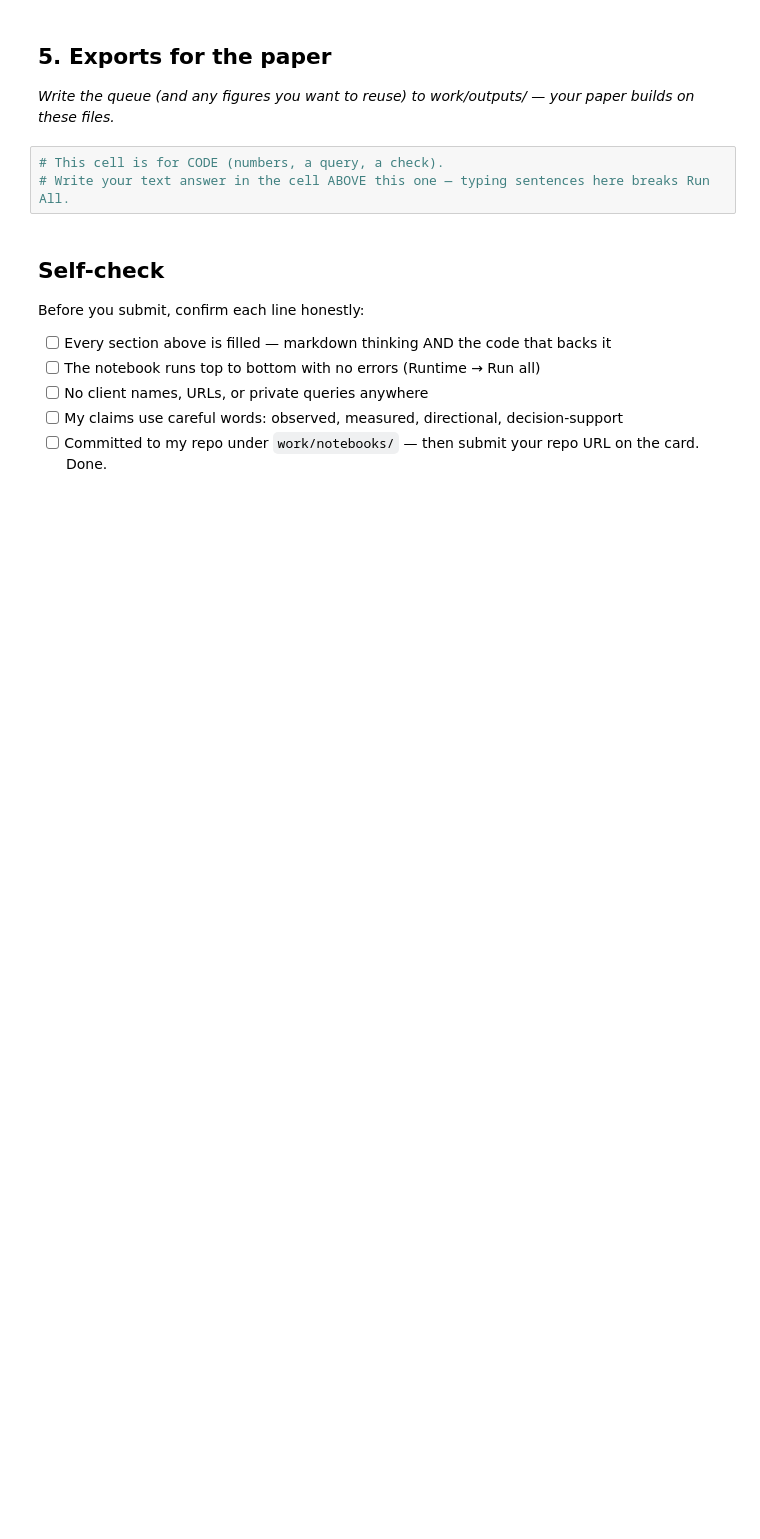
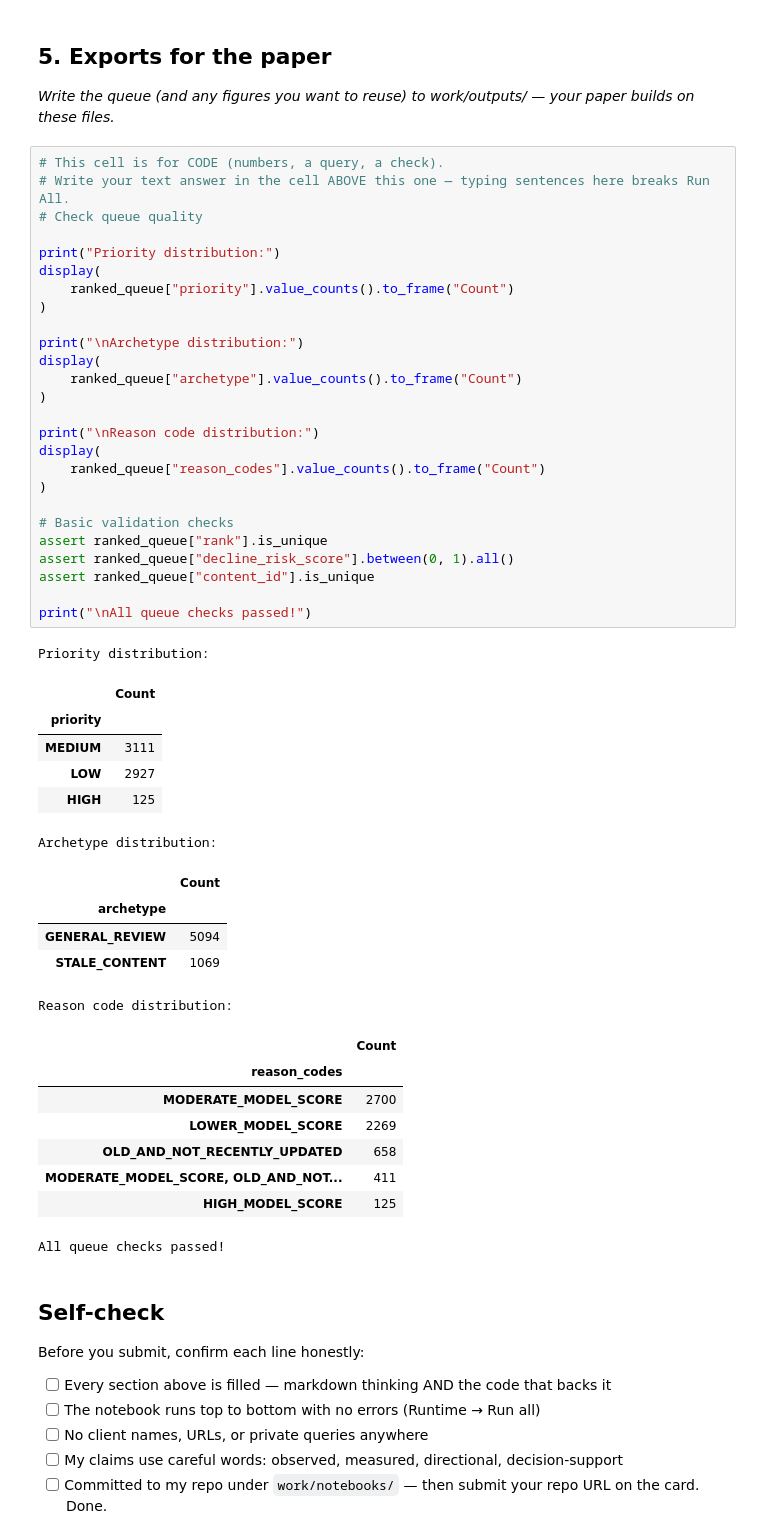
Before and after one commit to SoyebAhmed5/flyrank-internship-ml, a Jupyter notebook: work/notebooks/w07_action_playbook.ipynb, the cells around one changed output. Saved outputs shown, nothing was run; the diff lists cells and outputs as text; blank space fills up the shorter version.

```diff
--- a/work/notebooks/w07_action_playbook.ipynb
+++ b/work/notebooks/w07_action_playbook.ipynb
@@ -41,6 +382,50 @@ This skeleton is yours to fill. Work the sections **in order** — each one has
 # %%
 # This cell is for CODE (numbers, a query, a check).
 # Write your text answer in the cell ABOVE this one — typing sentences here breaks Run All.
+# Check queue quality
+
+print("Priority distribution:")
+display(
+    ranked_queue["priority"].value_counts().to_frame("Count")
+)
+
+print("\nArchetype distribution:")
+display(
+    ranked_queue["archetype"].value_counts().to_frame("Count")
+)
+
+print("\nReason code distribution:")
+display(
+    ranked_queue["reason_codes"].value_counts().to_frame("Count")
+)
+
+# Basic validation checks
+assert ranked_queue["rank"].is_unique
+assert ranked_queue["decline_risk_score"].between(0, 1).all()
+assert ranked_queue["content_id"].is_unique
+
+print("\nAll queue checks passed!")
+# %% [output]
+Priority distribution:
+|  | Count |
+| priority |  |
+| MEDIUM | 3111 |
+| LOW | 2927 |
+| HIGH | 125 |
+Archetype distribution:
+|  | Count |
+| archetype |  |
+| GENERAL_REVIEW | 5094 |
+| STALE_CONTENT | 1069 |
+Reason code distribution:
+|  | Count |
+| reason_codes |  |
+| MODERATE_MODEL_SCORE | 2700 |
+| LOWER_MODEL_SCORE | 2269 |
+| OLD_AND_NOT_RECENTLY_UPDATED | 658 |
+| MODERATE_MODEL_SCORE, OLD_AND_NOT... | 411 |
+| HIGH_MODEL_SCORE | 125 |
+All queue checks passed!
 # %% [markdown]
 ## Self-check
 
```
Also changed, not shown: parts of 11 cells of this notebook.
